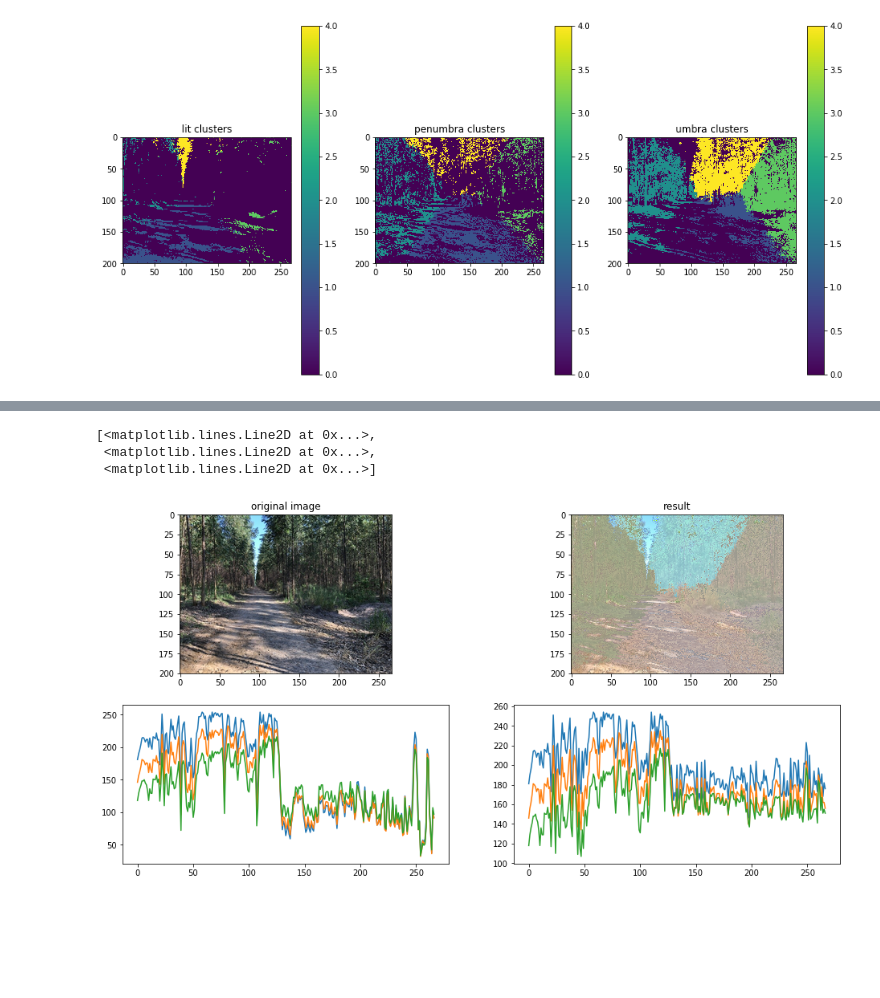
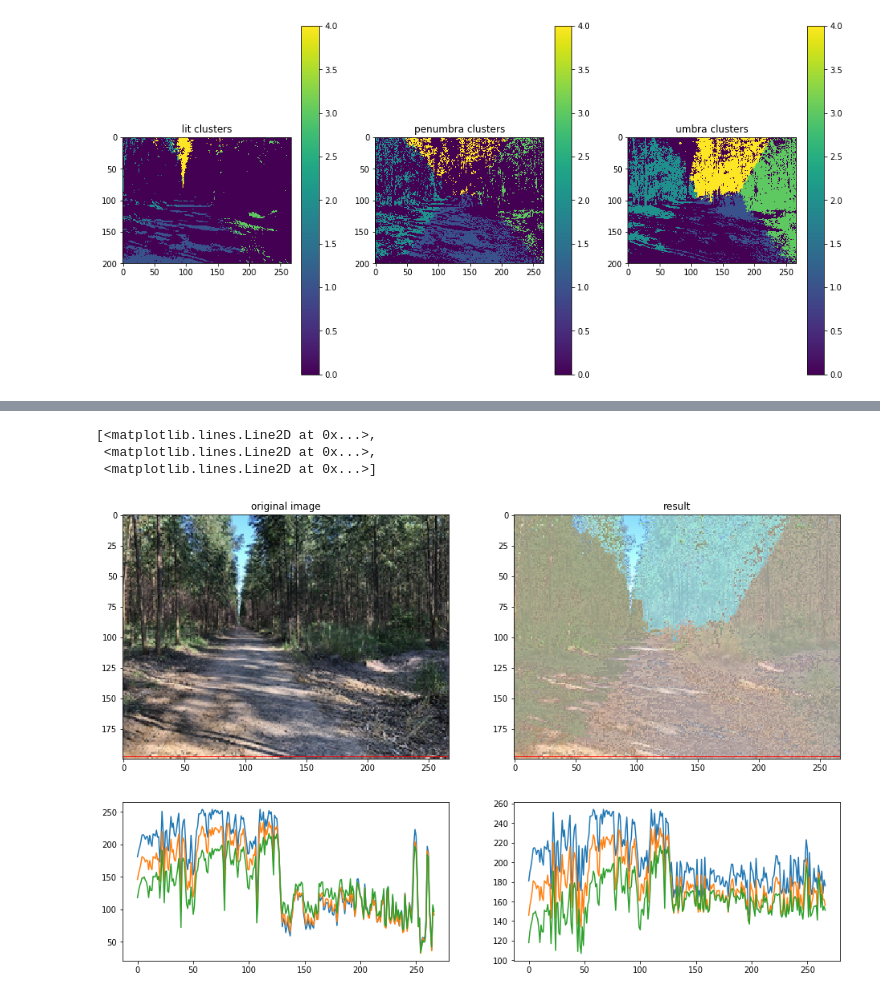
Before and after one commit to horitahiroshi/shadow-denoising, a Jupyter notebook: notebook/3rdTry.ipynb, the cells around one changed output, grey strips where cells are left out. Drawn from its saved outputs; the diff is of its cells as text; code cells hidden in the pictures; blank space fills up the shorter version.

```diff
--- a/notebook/3rdTry.ipynb
+++ b/notebook/3rdTry.ipynb
@@ -207,37 +211,39 @@ lit_clusters = kmeans_routine(lit_dataset, lit_centroids, 4, 2)
 
 lit_clusters_mask = label_frame(lit_mask, lit_dataset, lit_clusters)
 # %%
-shadow_clusters_mask = np.zeros((img.shape[0],img.shape[1]),dtype=np.uint8)
+""" color clustering on umbra regions """
+umbra_clusters_mask = np.zeros((img.shape[0],img.shape[1]),dtype=np.uint8)
 
 idx, idy = np.where(lus == 1)
 coordinates = np.append(np.transpose([idx]),np.transpose([idy]),axis=1)
-shadow_dataset = np.dstack(([img[np.where(lus == 1)]],
+umbra_dataset = np.dstack(([img[np.where(lus == 1)]],
                            [coordinates]))
 
-shadow_centroids=np.array([[np.max(shadow_dataset[:,:,0]),0,0,img.shape[0]-1,img.shape[1]//2],
-                         [0,np.max(shadow_dataset[:,:,1]),0,img.shape[0]//2,0],
-                         [0,np.max(shadow_dataset[:,:,2]),0,img.shape[0]//2,img.shape[1]-1],
-                         [0,0,np.max(shadow_dataset[:,:,2]),0,img.shape[1]//2]])
+umbra_centroids=np.array([[np.max(umbra_dataset[:,:,0]),0,0,img.shape[0]-1,img.shape[1]//2],
+                         [0,np.max(umbra_dataset[:,:,1]),0,img.shape[0]//2,0],
+                         [0,np.max(umbra_dataset[:,:,2]),0,img.shape[0]//2,img.shape[1]-1],
+                         [0,0,np.max(umbra_dataset[:,:,2]),0,img.shape[1]//2]])
 
-shadow_clusters = kmeans_routine(shadow_dataset, shadow_centroids, 3, 2)
+umbra_clusters = kmeans_routine(umbra_dataset, umbra_centroids, 3, 2)
 
-shadow_clusters_mask = label_frame(shadow_mask, shadow_dataset, shadow_clusters)
+umbra_clusters_mask = label_frame(umbra_mask, umbra_dataset, umbra_clusters)
 # %%
-umbra_clusters_mask = np.zeros((img.shape[0],img.shape[1]),dtype=np.uint8)
+""" color clustering on penumbra regions """
+penumbra_clusters_mask = np.zeros((img.shape[0],img.shape[1]),dtype=np.uint8)
 
 idx, idy = np.where(lus == 2)
 coordinates = np.append(np.transpose([idx]),np.transpose([idy]),axis=1)
-umbra_dataset = np.dstack(([img[np.where(lus == 2)]],
+penumbra_dataset = np.dstack(([img[np.where(lus == 2)]],
                            [coordinates]))
 
-umbra_centroids=np.array([[np.max(umbra_dataset[:,:,0]),0,0,img.shape[0]-1,img.shape[1]//2],
-                         [0,np.max(umbra_dataset[:,:,1]),0,img.shape[0]//2,0],
-                         [0,np.max(umbra_dataset[:,:,2]),0,img.shape[0]//2,img.shape[1]-1],
-                         [0,0,np.max(umbra_dataset[:,:,2]),0,img.shape[1]//2]])
+penumbra_centroids=np.array([[np.max(penumbra_dataset[:,:,0]),0,0,img.shape[0]-1,img.shape[1]//2],
+                         [0,np.max(penumbra_dataset[:,:,1]),0,img.shape[0]//2,0],
+                         [0,np.max(penumbra_dataset[:,:,2]),0,img.shape[0]//2,img.shape[1]-1],
+                         [0,0,np.max(penumbra_dataset[:,:,2]),0,img.shape[1]//2]])
 
-umbra_clusters = kmeans_routine(umbra_dataset, umbra_centroids, 3, 2)
+penumbra_clusters = kmeans_routine(penumbra_dataset, penumbra_centroids, 3, 2)
 
-umbra_clusters_mask = label_frame(umbra_mask, umbra_dataset, umbra_clusters)
+penumbra_clusters_mask = label_frame(penumbra_mask, penumbra_dataset, penumbra_clusters)
 # %%
 plt.figure(figsize=(16,8))
 plt.subplot(131);plt.imshow(lit_img);plt.title("lit clusters")
@@ -313,11 +307,19 @@ for g in range(1,5):
 # %%
+hline = -2
+original = np.copy(img)
+result = np.copy(img_copy)
+original[hline,:] = [255,0,0]
+result[hline,:] = [255,0,0]
+
+plt.figure(figsize=(16,16))
+plt.subplot(221);plt.imshow(original);plt.title("original image")
+plt.subplot(222);plt.imshow(result);plt.title("result")
 plt.figure(figsize=(16,8))
-plt.subplot(221);plt.imshow(img);plt.title("original image")
-plt.subplot(222);plt.imshow(img_copy);plt.title("result")
 plt.subplot(223);plt.plot(img[-1,:])
 plt.subplot(224);plt.plot(img_copy[-1,:])
 # %% [output]
 [<matplotlib.lines.Line2D at 0x...>,
  <matplotlib.lines.Line2D at 0x...>,
  <matplotlib.lines.Line2D at 0x...>]
-[figure, old version]
+[figure, new version]
+[figure, added]
```
Also changed, not shown: parts of 15 cells of this notebook, 3 other files.
